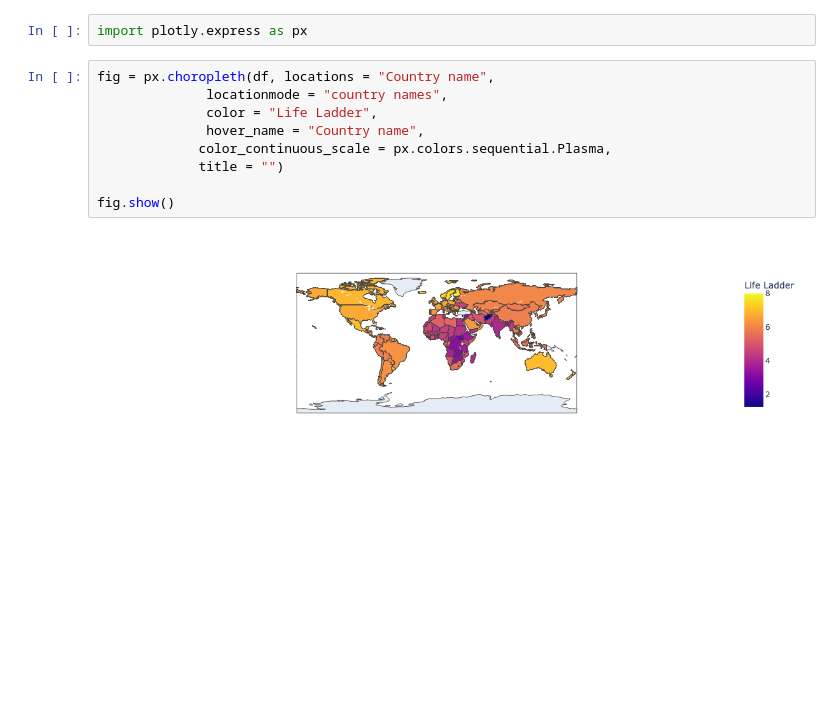
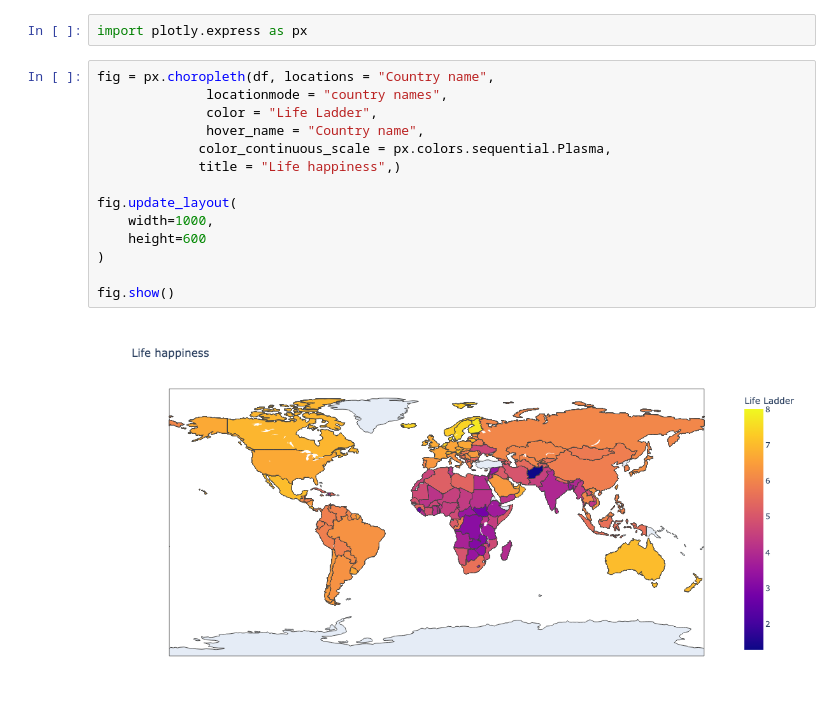
Before and after one commit to sergiughimp/FoundationDataScience, a Jupyter notebook: week3/Lect3.ipynb, the cells around one changed output. Saved outputs shown, nothing was run; the diff lists cells and outputs as text; blank space fills up the shorter version.

```diff
--- a/week3/Lect3.ipynb
+++ b/week3/Lect3.ipynb
@@ -86,11 +86,16 @@ import plotly.express as px
 # %%
 fig = px.choropleth(df, locations = "Country name",
               locationmode = "country names",
               color = "Life Ladder",
               hover_name = "Country name",
              color_continuous_scale = px.colors.sequential.Plasma,
-             title = "")
+             title = "Life happiness",)
+
+fig.update_layout(
+    width=1000,
+    height=600
+)
 
 fig.show()
 # %% [output]
-[figure, old version]
+[figure, new version]
```
Also changed, not shown: 5 other files.
